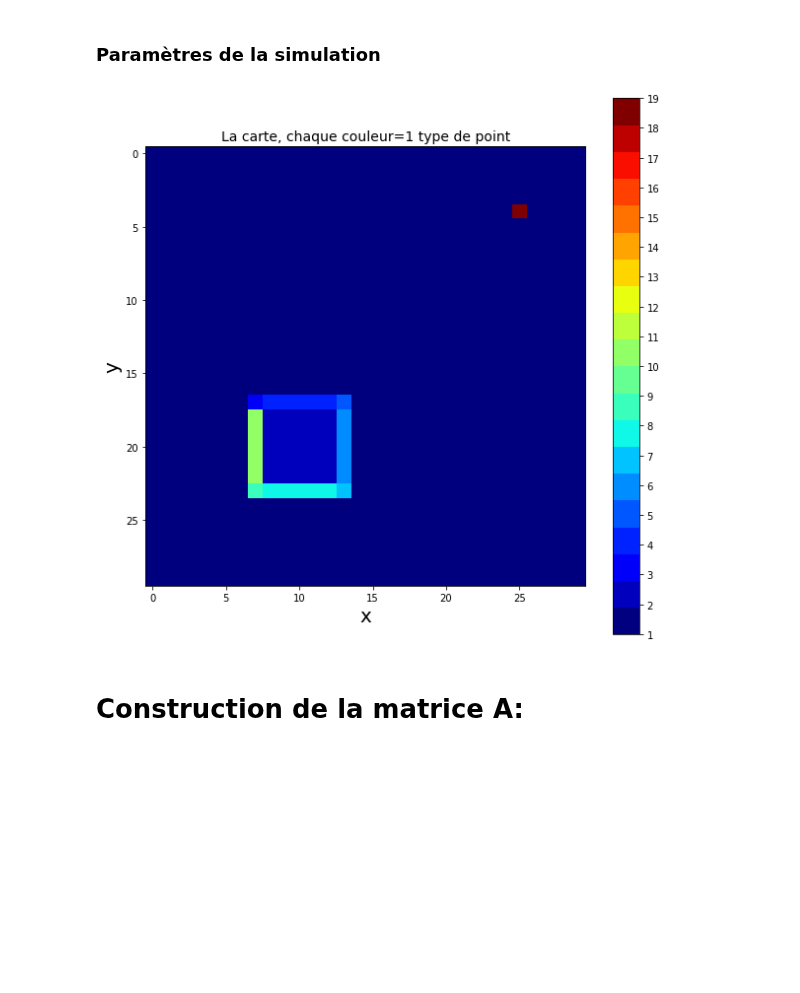
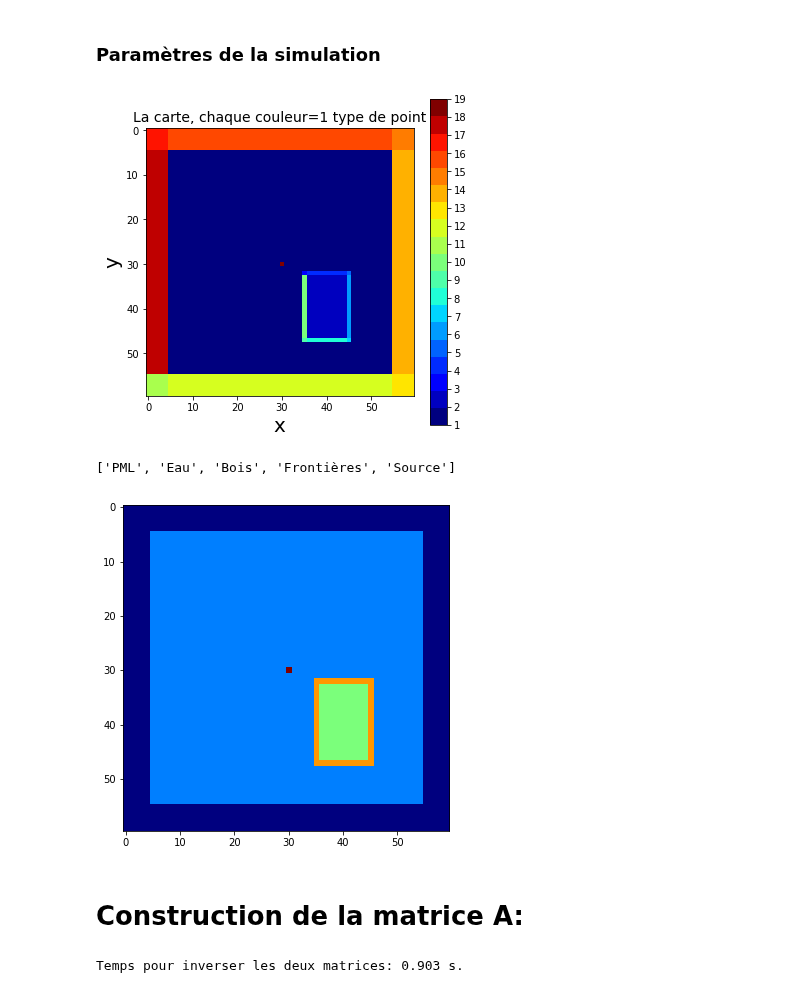
Before and after one commit to pierreluc-plt/ProjetSimulation, a Jupyter notebook: ConstructionMaillage.ipynb, the cells around one changed output. Cells and saved outputs as stored; diff of their text form; code cells hidden in the pictures; blank space fills up the shorter version.

```diff
--- a/ConstructionMaillage.ipynb
+++ b/ConstructionMaillage.ipynb
@@ -322,23 +321,44 @@ def Source(Map,S_x,S_y):
     Map[S_x,S_y]=19
     return Map
 # %%
+# Construction de la carte des noeuds
+Map=np.ones([Nx,Ny])
 #Création de la map avec les points
 Map=Bois(Map, centre_bois_x, centre_bois_y, Nx_Bois, Ny_Bois)
-#Map=PML(Map,N_PML)
+Map=PML(Map,N_PML)
 Map=Source(Map,S_x,S_y)
 
-cmap = plt.cm.get_cmap('jet', 20)
-plt.figure(figsize=(10,10))
+## Map Sans bois
+MapSB=np.ones([Nx,Ny])
+MapSB=PML(MapSB,N_PML)
+MapSB=Source(MapSB,S_x,S_y)
+
+
+Display_Map=np.copy(Map)
+Display_Map[np.logical_and(Map>10,Map<19)]=0
+Display_Map[np.logical_and(Map>2,Map<11)]=3
+Display_Map[Map==19]=4
+
+cmap = plt.cm.get_cmap('jet', 19)
+plt.figure(figsize=(6,6))
 plt.imshow(np.transpose(Map), cmap=cmap)
 cbar=plt.colorbar(ticks=np.arange(1,20),norm=np.arange(1,20))
-
 
 plt.title("La carte, chaque couleur=1 type de point", fontsize=14)
 plt.xlabel("x",fontsize=20)
 plt.ylabel("y",fontsize=20)
 plt.show()
+
+
+fig,ax=plt.subplots(figsize=(6,6))
+cmap = plt.cm.get_cmap('jet', 5)
+plt.imshow(np.transpose(Display_Map), cmap=cmap)
+
+["PML","Eau","Bois","Frontières","Source"]
 # %% [output]
-[figure, old version]
+[figure, new version]
+['PML', 'Eau', 'Bois', 'Frontières', 'Source']
+[figure, added]
 # %% [markdown]
 # Construction de la matrice A:
 # %%
@@ -420,0 +537,12 @@ for i in range(Nx):
+# %%
+t0=time.perf_counter()
+#sol=np.linalg.solve(A,b)
+sol=scipy.sparse.linalg.spsolve(scipy.sparse.csc_matrix(A) ,b)
+solSB=scipy.sparse.linalg.spsolve(scipy.sparse.csc_matrix(A_SB) ,b)
+t=time.perf_counter()-t0
+print("Temps pour inverser les deux matrices: {:.3f} s.".format(t))
+
+MapSol=np.zeros([Nx,Ny],dtype=complex)
+MapSolSB=np.zeros([Nx,Ny],dtype=complex)
+# %% [output]
+Temps pour inverser les deux matrices: 0.903 s.
```
Also changed, not shown: parts of 13 cells of this notebook.
